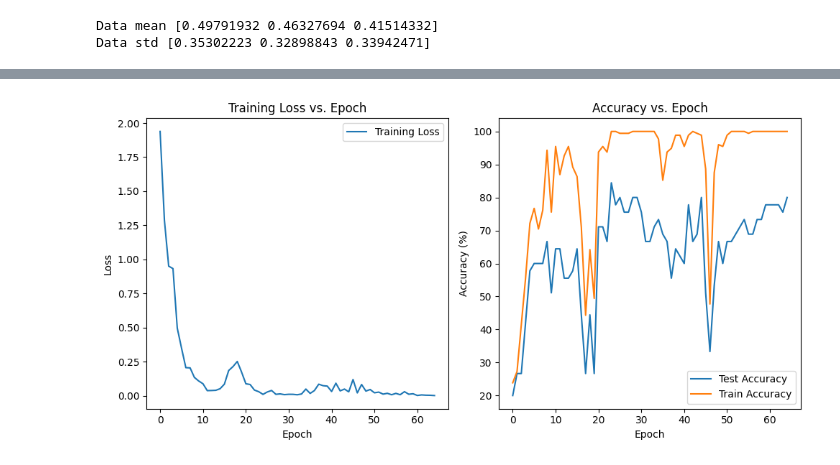
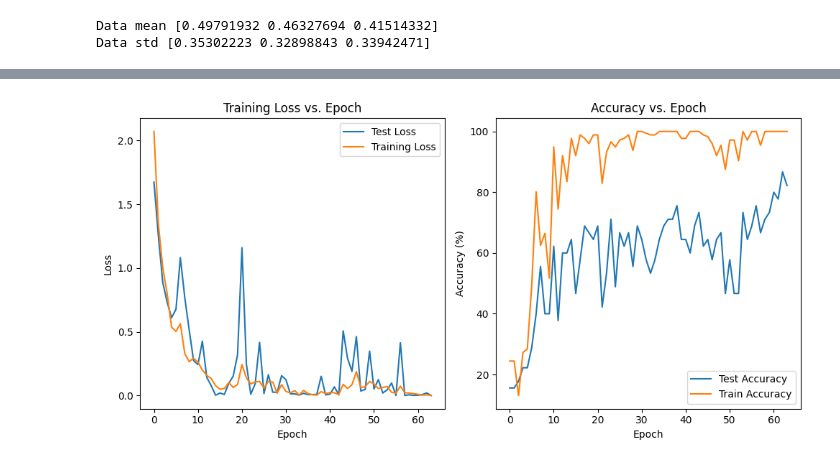
Before and after one commit to depresssed-kid/ScoobyDoo-image-classification, a Jupyter notebook: scoobydoo_ResNet.ipynb, the cells around one changed output, grey strips where cells are left out. Drawn from its saved outputs; the diff is of its cells as text; code cells hidden in the pictures.

```diff
--- a/scoobydoo_ResNet.ipynb
+++ b/scoobydoo_ResNet.ipynb
@@ -182,7 +182,8 @@ num_epochs = 100
 batch_size = 32
 learning_rate = 0.0003
 num_classes = 5
-loss_threshold = 0.01
+loss_threshold = 0.001
+acc_treshold = 90
 # %%
 X_train, X_val, y_train, y_val = train_test_split(images, labels, test_size=0.2, random_state=42)
 
@@ -218,13 +219,16 @@ train_loader = DataLoader(dataset_train, batch_size=batch_size, shuffle=True, nu
 test_loader = DataLoader(dataset_test, batch_size=batch_size, shuffle=False, num_workers=2)
 # %%
 
-resnet = ResNet(ResidualBlock, [2, 2, 2, 2], num_classes=num_classes).to(device)
+resnet = ResNet(ResidualBlock, [6, 6, 6, 6], num_classes=num_classes).to(device)
 
 criterion = nn.CrossEntropyLoss()
 optimizer = optim.Adam(resnet.parameters(), lr=learning_rate)
 
 
 total_step = len(train_loader)
+total_step_test = len(test_loader)
+
+test_losses = []
 train_losses = []
 test_accuracies = []
 train_accuracies = []
@@ -253,6 +257,7 @@ for epoch in range(num_epochs):
     with torch.no_grad():
         correct = 0
         total = 0
+        running_loss_test = 0
         for (images, labels) in test_loader:
             images = images.to(device)
             labels = labels.to(device)
@@ -260,9 +265,12 @@ for epoch in range(num_epochs):
             ver, predicted = torch.max(outputs.data, 1)
             total += labels.size(0)
             correct += (predicted == labels).sum().item()
-        accuracy = 100 * correct / total
-        print(f'Epoch [{epoch+1}/{num_epochs}], Test Accuracy: {accuracy:.2f}% ', end='')
-        test_accuracies.append(accuracy)
+            loss_test = criterion(outputs, labels)
+            running_loss_test += loss.item()
+        test_losses.append(running_loss_test/total_step_test)
+        accuracy_test = 100 * correct / total
+        print(f'Epoch [{epoch+1}/{num_epochs}], Test Accuracy: {accuracy_test:.2f}% ', end='')
+        test_accuracies.append(accuracy_test)
 
         train_correct = 0
         train_total = 0
@@ -273,10 +281,11 @@ for epoch in range(num_epochs):
             ver, predicted = torch.max(outputs.data, 1)
             train_total += labels.size(0)
             train_correct += (predicted == labels).sum().item()
-        accuracy = 100 * train_correct / train_total
-        print(f', train : {accuracy:.2f}%')
-        train_accuracies.append(accuracy)
+        accuracy_train = 100 * train_correct / train_total
+        print(f', train : {accuracy_train:.2f}%')
+        train_accuracies.append(accuracy_train)
 
-    if running_loss < loss_threshold:
+    if running_loss_test/total_step_test < loss_threshold or accuracy_test > acc_treshold:
+        print('final loss: ',running_loss_test/total_step_test,' accuracy on test:', accuracy_test)
         break
 # %% [output]
@@ -300,22 +309,23 @@ Epoch [65/100], Test Accuracy: 80.00% , train : 100.00%
 # %%
 
 plt.figure(figsize=(10, 5))
 plt.subplot(1, 2, 1)
+plt.plot(test_losses, label='Test Loss')
 plt.plot(train_losses, label='Training Loss')
 plt.title('Training Loss vs. Epoch')
 plt.xlabel('Epoch')
 plt.ylabel('Loss')
 plt.legend()
 
 plt.subplot(1, 2, 2)
 plt.plot(test_accuracies, label='Test Accuracy')
 plt.plot(train_accuracies, label='Train Accuracy')
 plt.title('Accuracy vs. Epoch')
 plt.xlabel('Epoch')
 plt.ylabel('Accuracy (%)')
 plt.legend()
 
 plt.tight_layout()
 plt.show()
 # %% [output]
-[figure, old version]
+[figure, new version]
```
Also changed, not shown: parts of 2 cells of this notebook.
